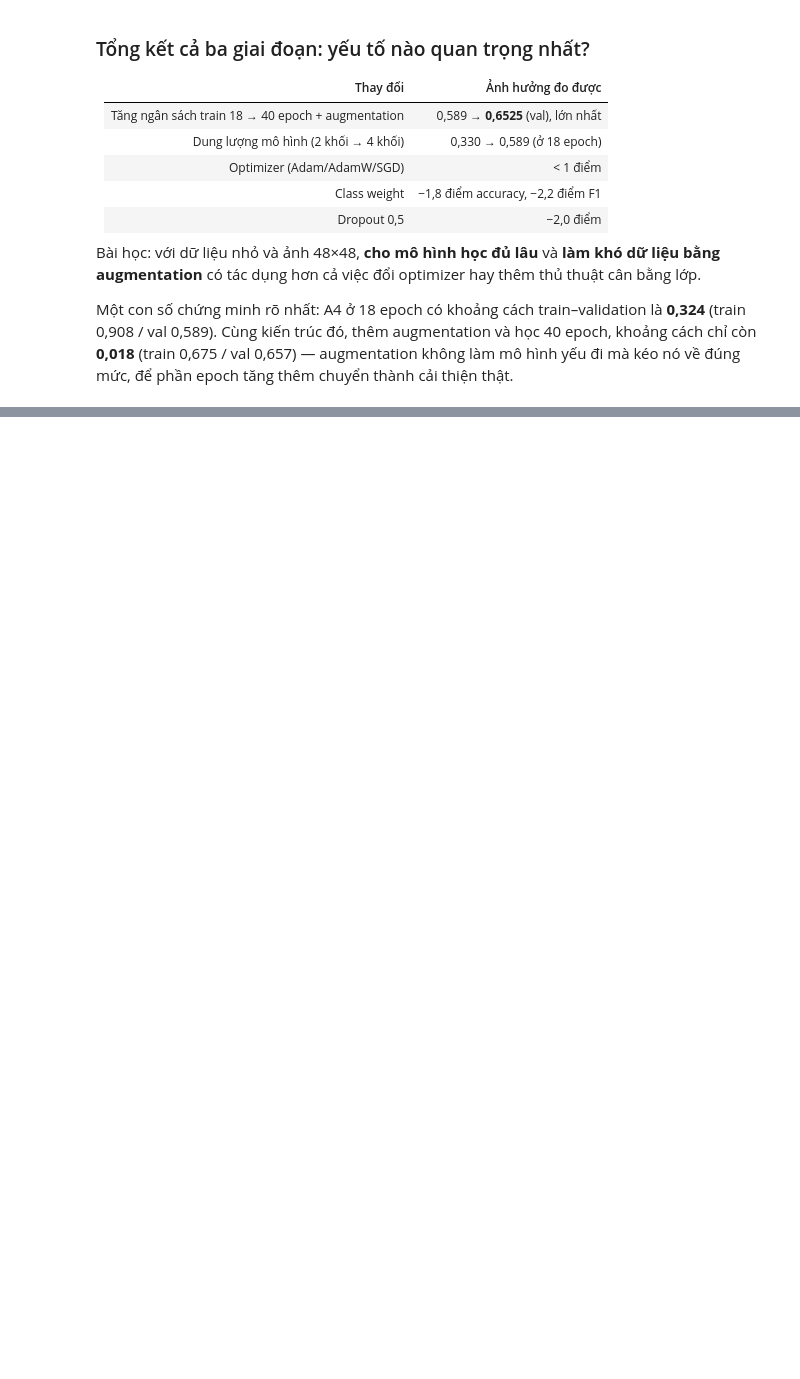
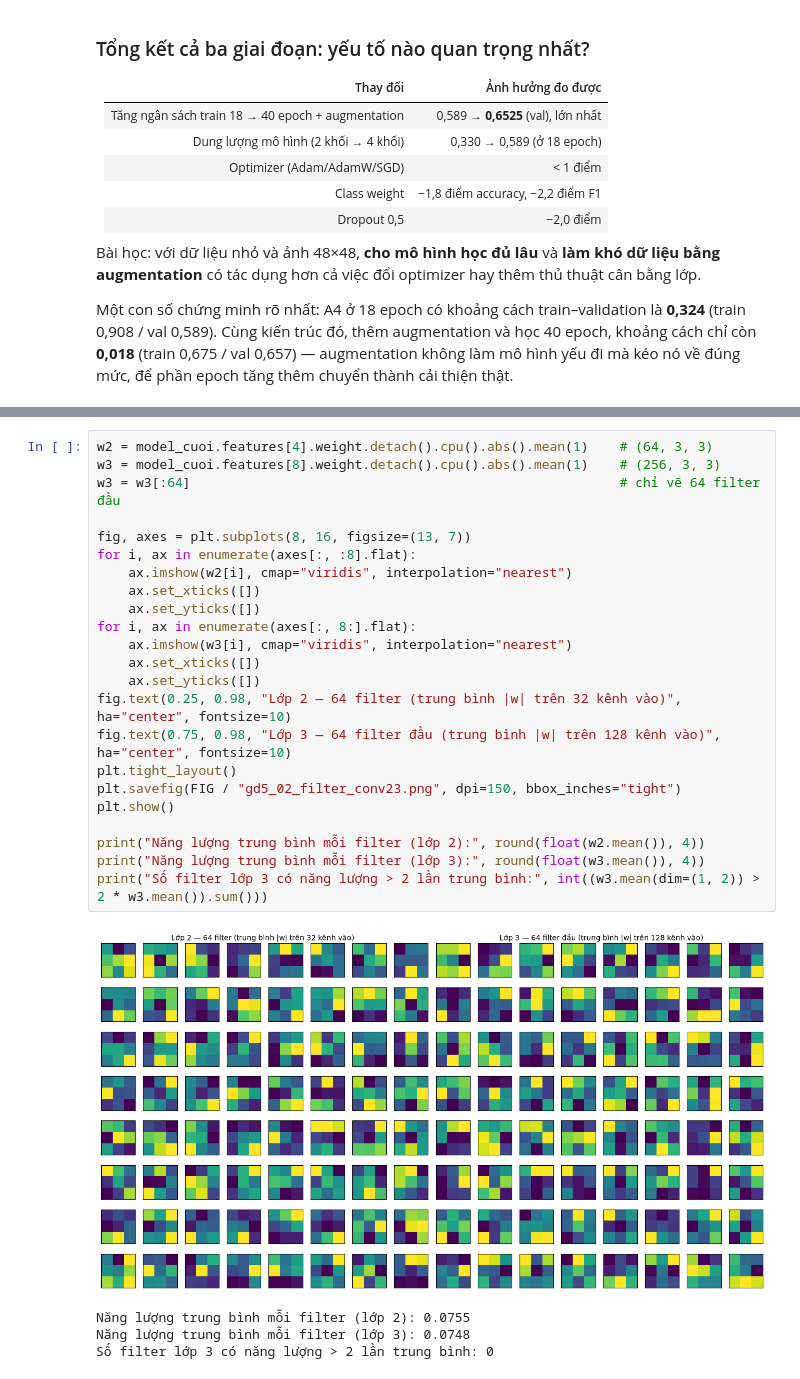
Before and after one commit to QuangMinh03042005/DeepLearningDDU1231, a Jupyter notebook: Emotion_Recognition/notebooks/cnn_fer.ipynb, the cells around one changed output, grey strips where cells are left out. Cells and saved outputs as stored; diff of their text form; blank space fills up the shorter version.

```diff
--- a/Emotion_Recognition/notebooks/cnn_fer.ipynb
+++ b/Emotion_Recognition/notebooks/cnn_fer.ipynb
@@ -1285,0 +1327,28 @@ về đúng mức, để phần epoch tăng thêm chuyển thành cải thiện
+# %%
+w2 = model_cuoi.features[4].weight.detach().cpu().abs().mean(1)    # (64, 3, 3)
+w3 = model_cuoi.features[8].weight.detach().cpu().abs().mean(1)    # (256, 3, 3)
+w3 = w3[:64]                                                       # chỉ vẽ 64 filter đầu
+
+fig, axes = plt.subplots(8, 16, figsize=(13, 7))
+for i, ax in enumerate(axes[:, :8].flat):
+    ax.imshow(w2[i], cmap="viridis", interpolation="nearest")
+    ax.set_xticks([])
+    ax.set_yticks([])
+for i, ax in enumerate(axes[:, 8:].flat):
+    ax.imshow(w3[i], cmap="viridis", interpolation="nearest")
+    ax.set_xticks([])
+    ax.set_yticks([])
+fig.text(0.25, 0.98, "Lớp 2 — 64 filter (trung bình |w| trên 32 kênh vào)", ha="center", fontsize=10)
+fig.text(0.75, 0.98, "Lớp 3 — 64 filter đầu (trung bình |w| trên 128 kênh vào)", ha="center", fontsize=10)
+plt.tight_layout()
+plt.savefig(FIG / "gd5_02_filter_conv23.png", dpi=150, bbox_inches="tight")
+plt.show()
+
+print("Năng lượng trung bình mỗi filter (lớp 2):", round(float(w2.mean()), 4))
+print("Năng lượng trung bình mỗi filter (lớp 3):", round(float(w3.mean()), 4))
+print("Số filter lớp 3 có năng lượng > 2 lần trung bình:", int((w3.mean(dim=(1, 2)) > 2 * w3.mean()).sum()))
+# %% [output]
+[figure, added]
+Năng lượng trung bình mỗi filter (lớp 2): 0.0755
+Năng lượng trung bình mỗi filter (lớp 3): 0.0748
+Số filter lớp 3 có năng lượng > 2 lần trung bình: 0
```
Also changed, not shown: parts of 8 cells of this notebook, 4 other files.
